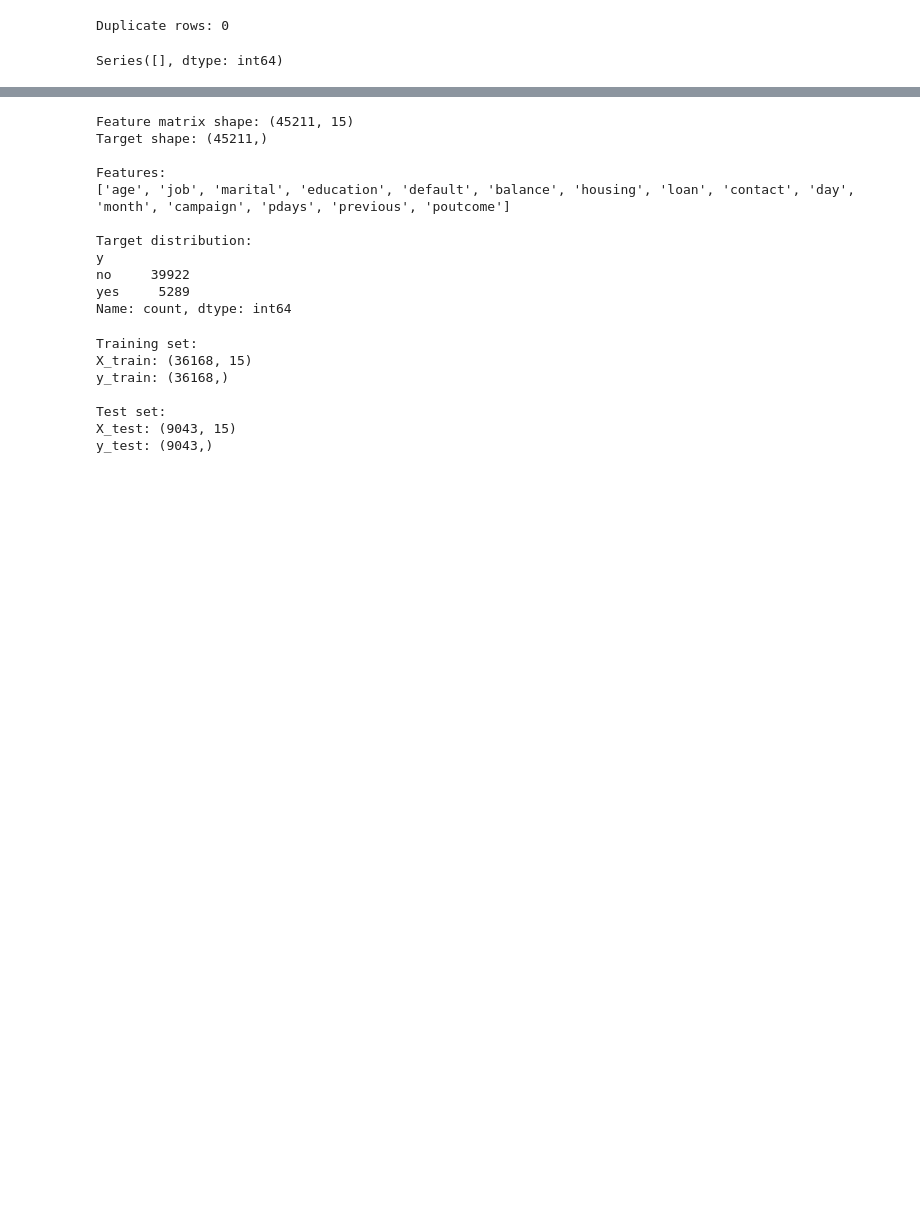
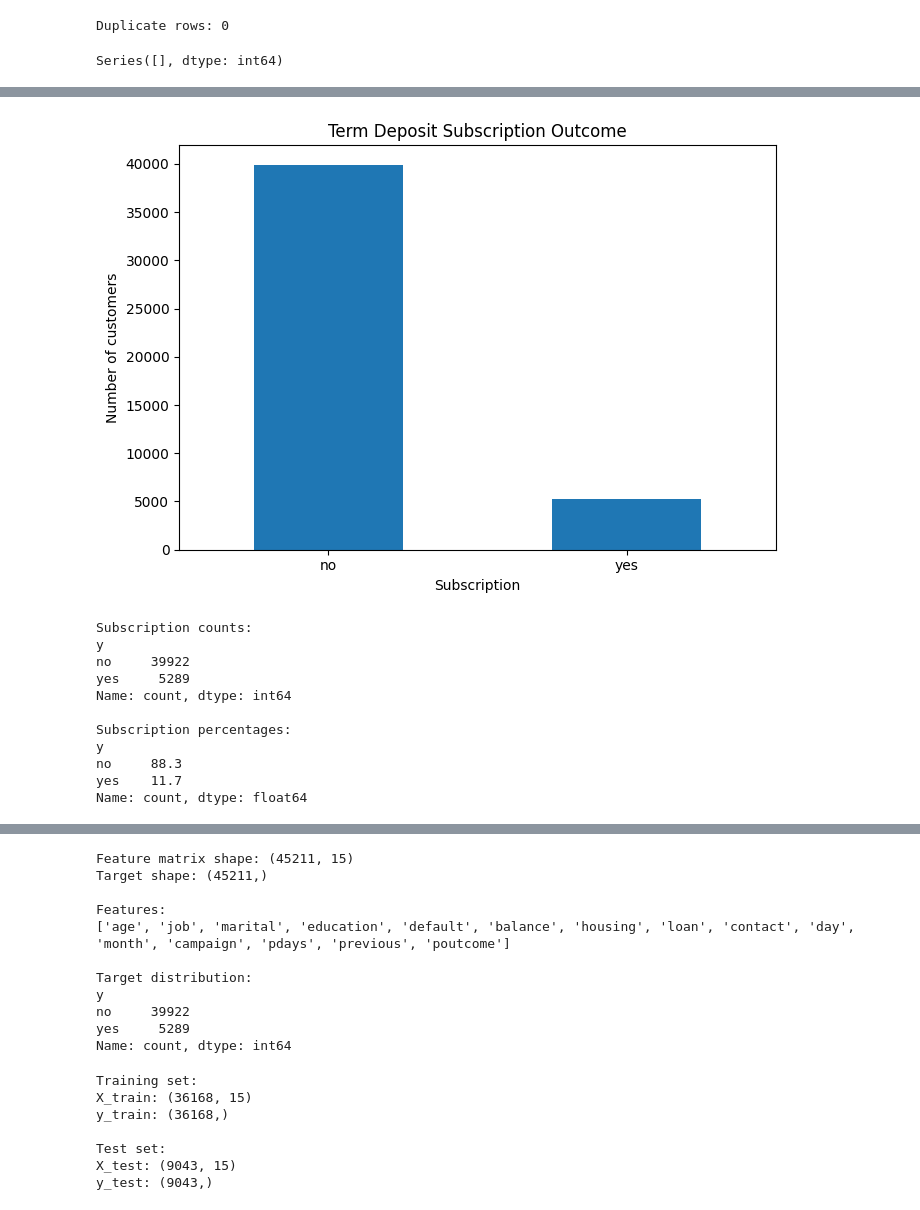
Before and after one commit to Tam-Davies/Predicting-Customer-Term-Deposit-Subscription-Using-Supervised-Machine-Learning, a Jupyter notebook: notebooks/bank_marketing_classification.ipynb, the cells around one changed output, grey strips where cells are left out. Drawn from its saved outputs; the diff is of its cells as text; code cells hidden in the pictures; blank space fills up the shorter version.

```diff
--- a/notebooks/bank_marketing_classification.ipynb
+++ b/notebooks/bank_marketing_classification.ipynb
@@ -91,0 +108,31 @@ Series([], dtype: int64)
+# %%
+# Target distribution
+target_counts = df["y"].value_counts()
+
+fig, ax = plt.subplots(figsize=(7, 5))
+target_counts.plot(kind="bar", ax=ax)
+ax.set_title("Term Deposit Subscription Outcome")
+ax.set_xlabel("Subscription")
+ax.set_ylabel("Number of customers")
+ax.tick_params(axis="x", rotation=0)
+plt.tight_layout()
+plt.savefig(PROJECT_ROOT / "outputs" / "figures" / "target_distribution.png", dpi=300, bbox_inches="tight")
+plt.show()
+
+print("Subscription counts:")
+print(target_counts)
+print("\nSubscription percentages:")
+print((target_counts / len(df) * 100).round(2))
+# %% [output]
+[figure, added]
+Subscription counts:
+y
+no     39922
+yes     5289
+Name: count, dtype: int64
+
+Subscription percentages:
+y
+no     88.3
+yes    11.7
+Name: count, dtype: float64
```
Also changed, not shown: parts of 38 cells of this notebook.
